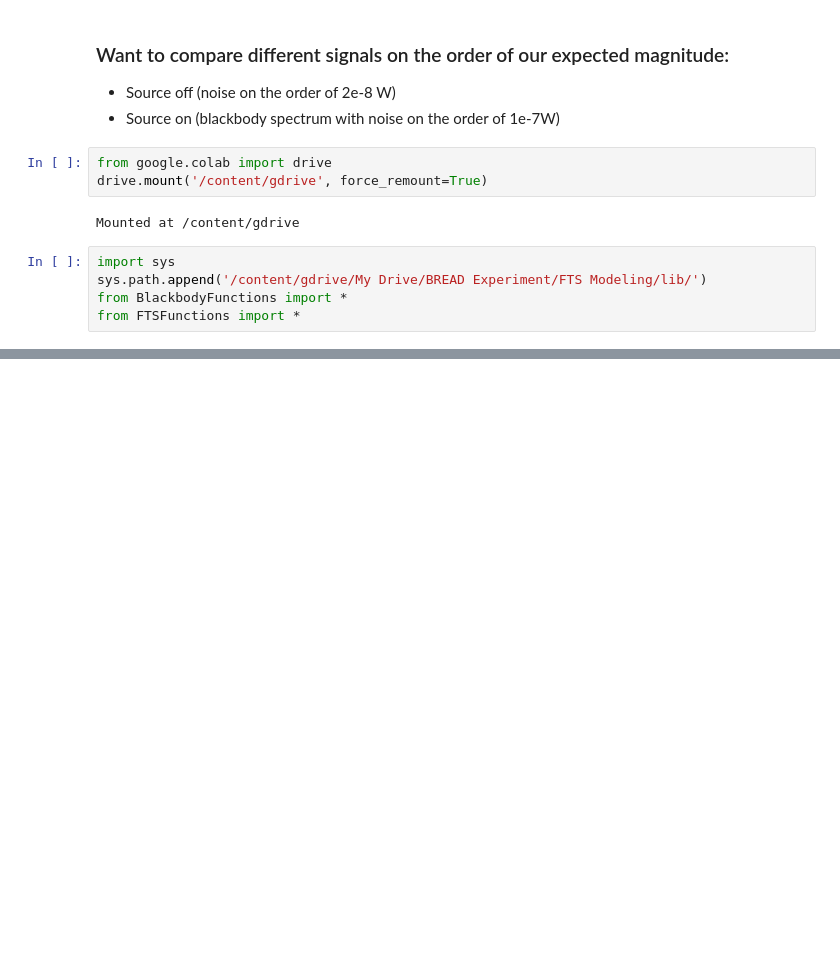
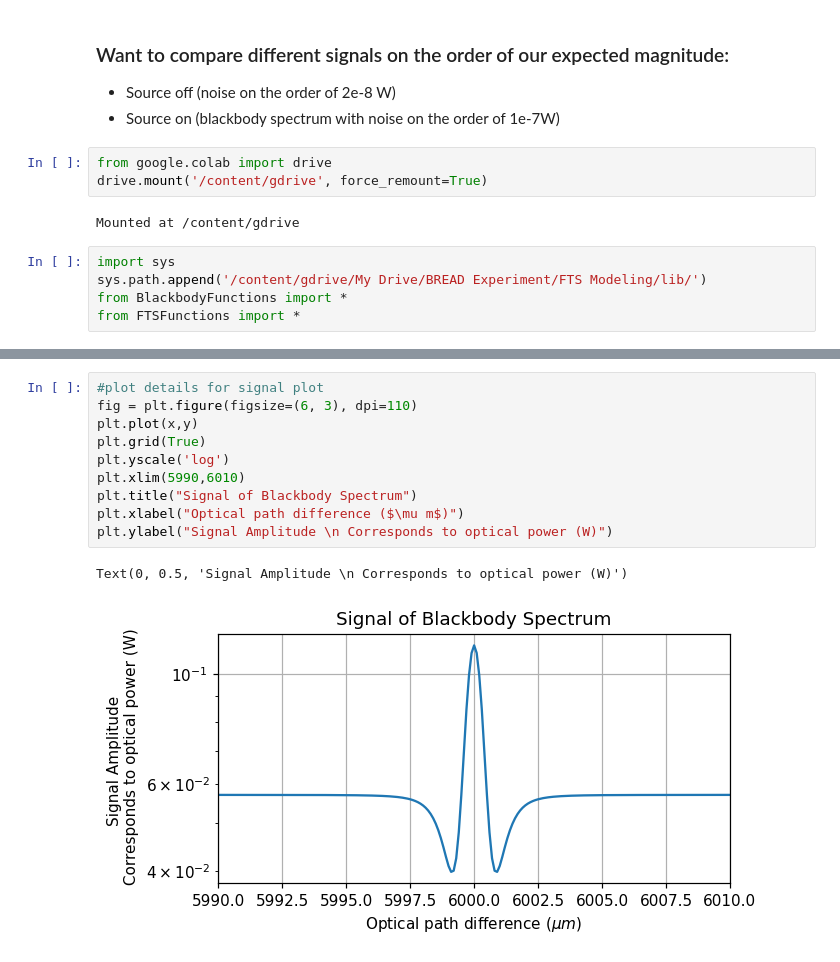
Before and after one commit to nkurinsky/THz-FTS, a Jupyter notebook: python/Notebooks/BBspectrum_FTS_(PSD_FrequencyList).ipynb, the cells around one changed output, grey strips where cells are left out. Drawn from its saved outputs; the diff is of its cells as text; blank space fills up the shorter version.

```diff
--- a/python/Notebooks/BBspectrum_FTS_(PSD_FrequencyList).ipynb
+++ b/python/Notebooks/BBspectrum_FTS_(PSD_FrequencyList).ipynb
@@ -109,0 +116,13 @@ plt.show()
+# %%
+#plot details for signal plot
+fig = plt.figure(figsize=(6, 3), dpi=110)
+plt.plot(x,y)
+plt.grid(True)
+plt.yscale('log')
+plt.xlim(5990,6010)
+plt.title("Signal of Blackbody Spectrum")
+plt.xlabel("Optical path difference ($\mu m$)")
+plt.ylabel("Signal Amplitude \n Corresponds to optical power (W)")
+# %% [output]
+Text(0, 0.5, 'Signal Amplitude \n Corresponds to optical power (W)')
+[figure, added]
```
Also changed, not shown: parts of 2 cells of this notebook.
